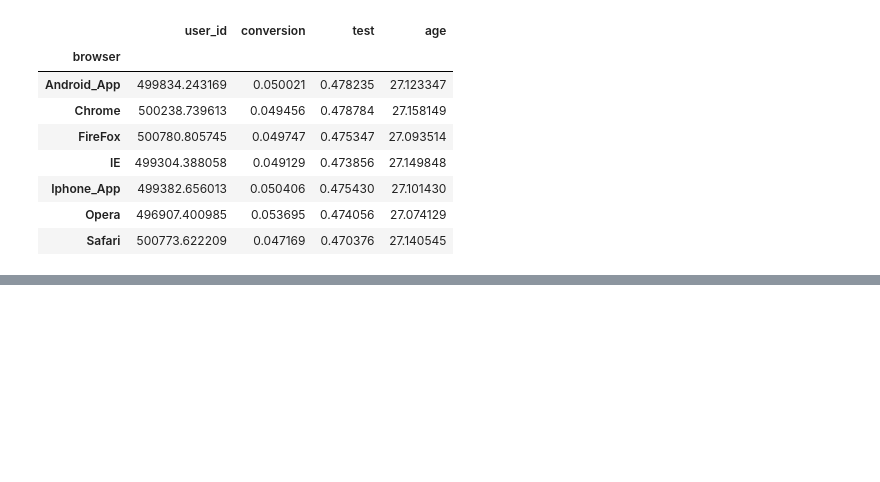
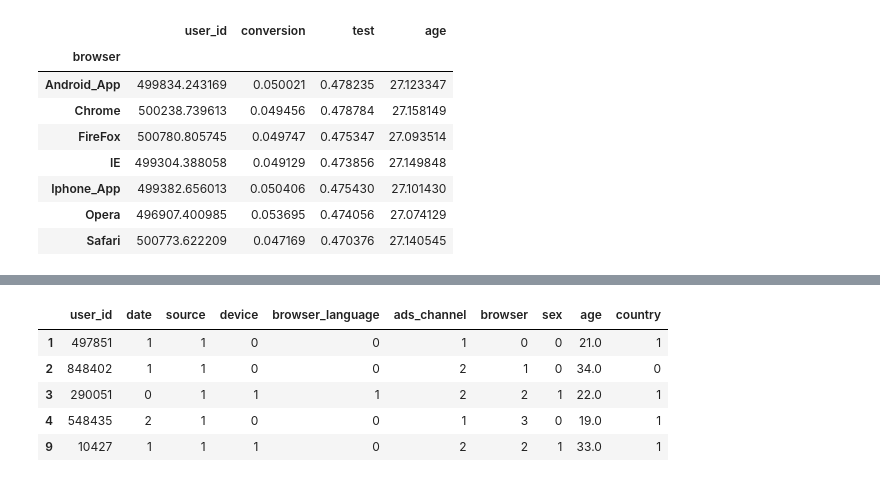
Before and after one commit to menghe2727/data_science, a Jupyter notebook: spanish_ab_test/spanish_ab_test.ipynb, the cells around one changed output, grey strips where cells are left out. Saved outputs shown, nothing was run; the diff lists cells and outputs as text; code cells hidden in the pictures; blank space fills up the shorter version.

```diff
--- a/spanish_ab_test/spanish_ab_test.ipynb
+++ b/spanish_ab_test/spanish_ab_test.ipynb
@@ -375,0 +386,9 @@ tree_data
+# %%
+tree_data_variable.head()
+# %% [output]
+|  | user_id | date | source | device | browser_language | ads_channel | browser | sex | age | country |
+| 1 | 497851 | 1 | 1 | 0 | 0 | 1 | 0 | 0 | 21.0 | 1 |
+| 2 | 848402 | 1 | 1 | 0 | 0 | 2 | 1 | 0 | 34.0 | 0 |
+| 3 | 290051 | 0 | 1 | 1 | 1 | 2 | 2 | 1 | 22.0 | 1 |
+| 4 | 548435 | 2 | 1 | 0 | 0 | 1 | 3 | 0 | 19.0 | 1 |
+| 9 | 10427 | 1 | 1 | 1 | 0 | 2 | 2 | 1 | 33.0 | 1 |
```
Also changed, not shown: parts of 16 cells of this notebook.
